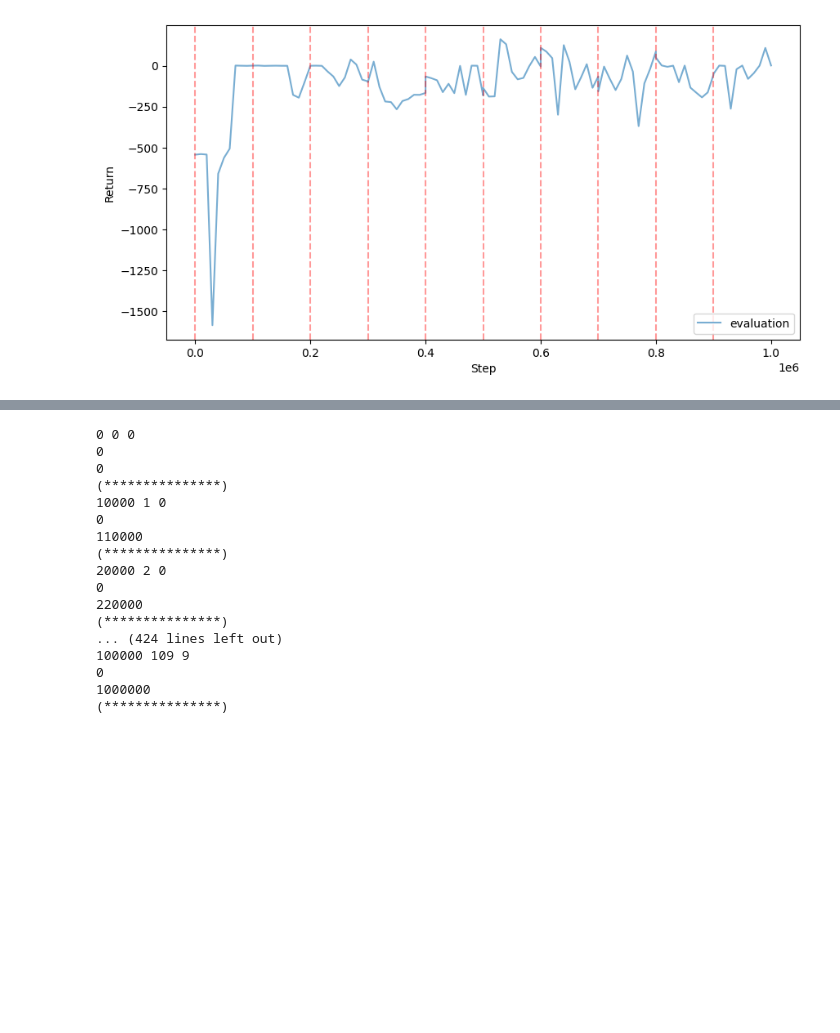
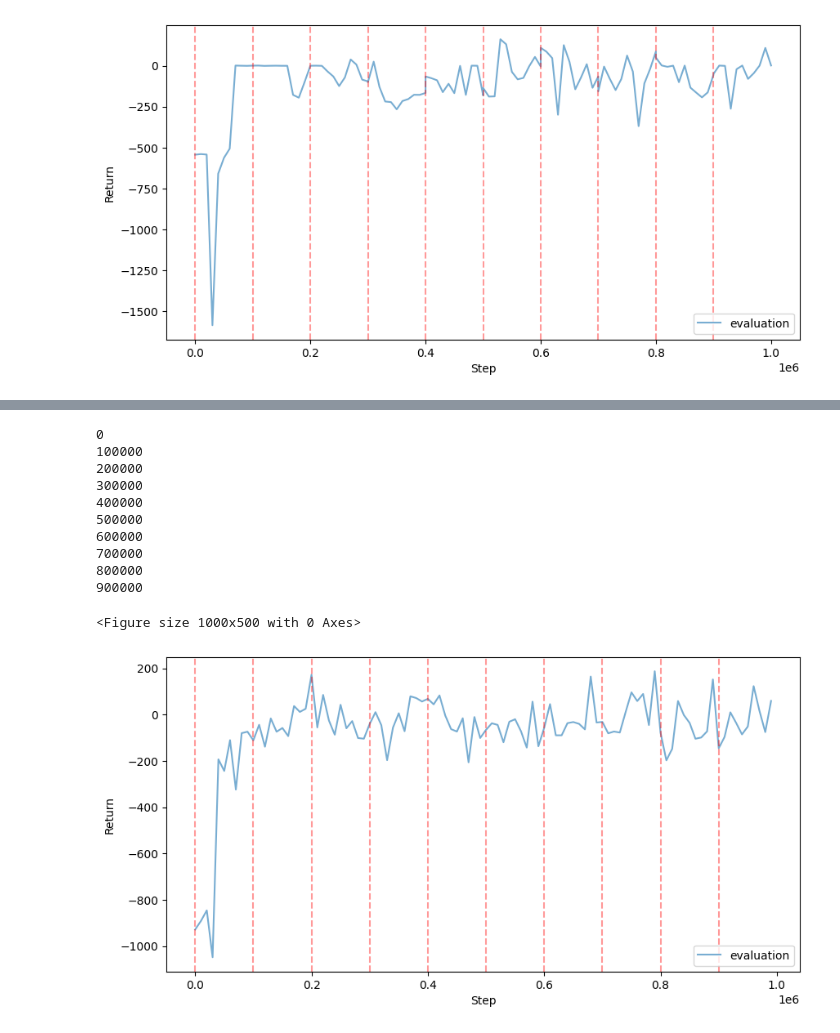
Before and after one commit to hansungkim98122/285_project, a Jupyter notebook: manual_plot.ipynb, the cells around one changed output, grey strips where cells are left out. Cells and saved outputs as stored; diff of their text form; code cells hidden in the pictures; blank space fills up the shorter version.

Commit message:
Training figures for Dqn

```diff
--- a/manual_plot.ipynb
+++ b/manual_plot.ipynb
@@ -250,7 +248,3 @@ for key in Compare_Tag:
 900000
 <Figure size 1000x500 with 0 Axes>
 [figure]
-# %%
-step = scalars[tag]['step']
-n = len(step)//11
-new_step = [s+100000*(i//11)for i,s in enumerate(step)]
@@ -277,24 +251,52 @@ new_step
-# %%
-for i,s in enumerate(step):
-    print(s,i,i//11)
-    print(100000*i%n)
-    print()
-    print('(***************)')
-# %% [output]
-0 0 0
-0
-0
-(***************)
-10000 1 0
-0
-110000
-(***************)
-20000 2 0
-0
-220000
-(***************)
-... (424 lines left out)
-100000 109 9
-0
-1000000
-(***************)
+# %%
+# Compare_Tag = ['eval_return','train_return','train_ep_len','critic_loss','q_values','target_values',]
+Compare_Tag = ['eval_return']
+log = 'data/baseline_dqn_100000_LunarLander-v2_s16_l2_d0.99_doubleq_12-12-2023_23-58-01'
+acc_list = EventAccumulator(log).Reload()
+# alpha_labels = ['LLM ACL','DQN Baseline']
+# %%
+
+for key in Compare_Tag:
+    plt.figure(figsize=(10, 5))
+    fig,ax = plt.subplots(1,1,figsize=(10,5))
+    event_acc = acc_list
+    scalar_keys = [key]
+    if isinstance(scalar_keys, str):
+        scalar_keys = [scalar_keys]
+
+    # Extract the scalar summaries
+    scalars = {}
+    for tag in scalar_keys:
+        scalars_for_tag = event_acc.Scalars(tag)
+        scalars[tag] = {
+            'step': [s.step for s in scalars_for_tag],
+            'wall_time': [s.wall_time for s in scalars_for_tag],
+            'value': [s.value for s in scalars_for_tag],
+        }
+        step = scalars[tag]['step']
+        n = len(step)//10
+        new_step = [s+100000*(i//10)for i,s in enumerate(step)]
+        ax.plot(new_step,scalars[tag]['value'],label='evaluation',alpha=0.6)
+    for i in range(n):
+        turning_point = i*100000
+        print(turning_point)
+        ax.axvline(x=turning_point, color='r', linestyle='--',alpha=0.4)
+    ax.legend()
+    ax.set_xlabel('Step')
+    ax.set_ylabel('Return')
+    # plt.title(f"{key} comparison between LLM ACL and DQN Baseline in training")
+    plt.savefig(f'dqn training returns.png',dpi=300)
+    plt.show()
+# %% [output]
+0
+100000
+200000
+300000
+400000
+500000
+600000
+700000
+800000
+900000
+<Figure size 1000x500 with 0 Axes>
+[figure, added]
```
Also changed, not shown: parts of 3 cells of this notebook, 1 other file.
